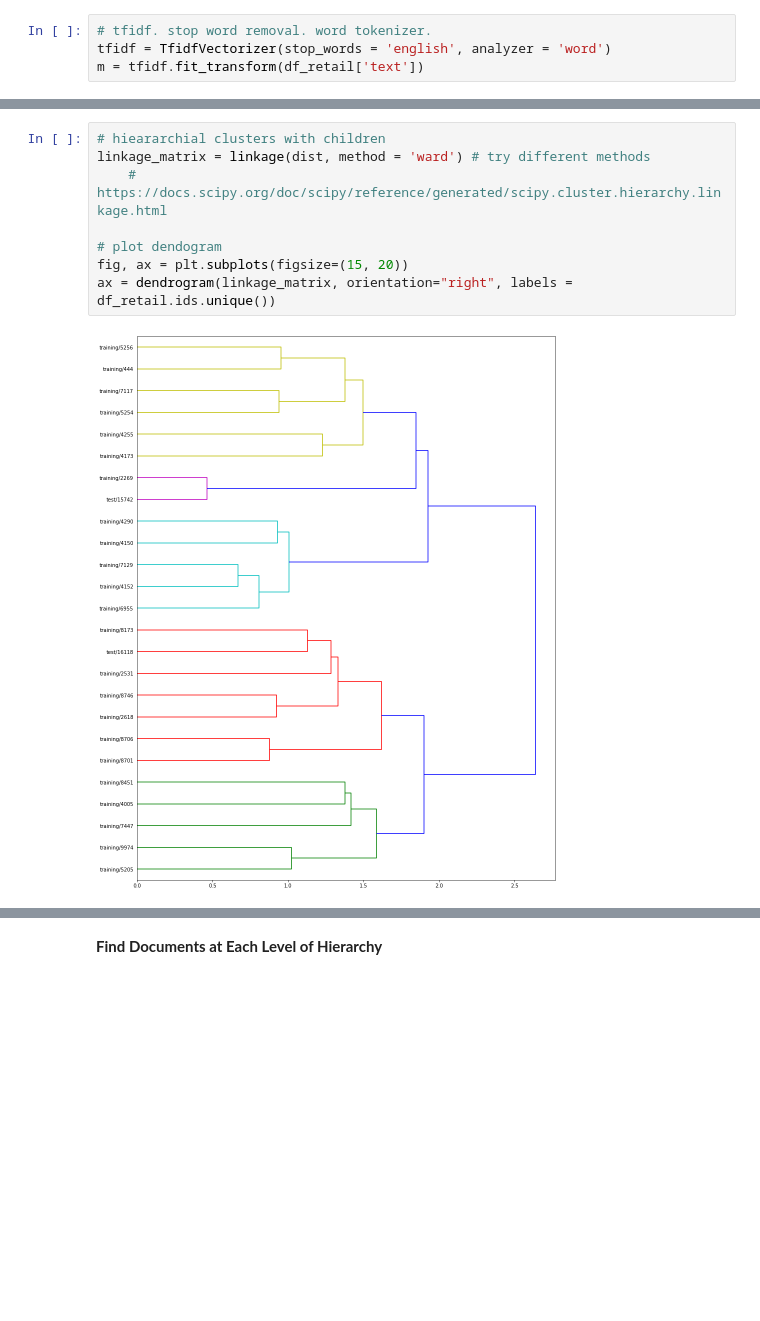
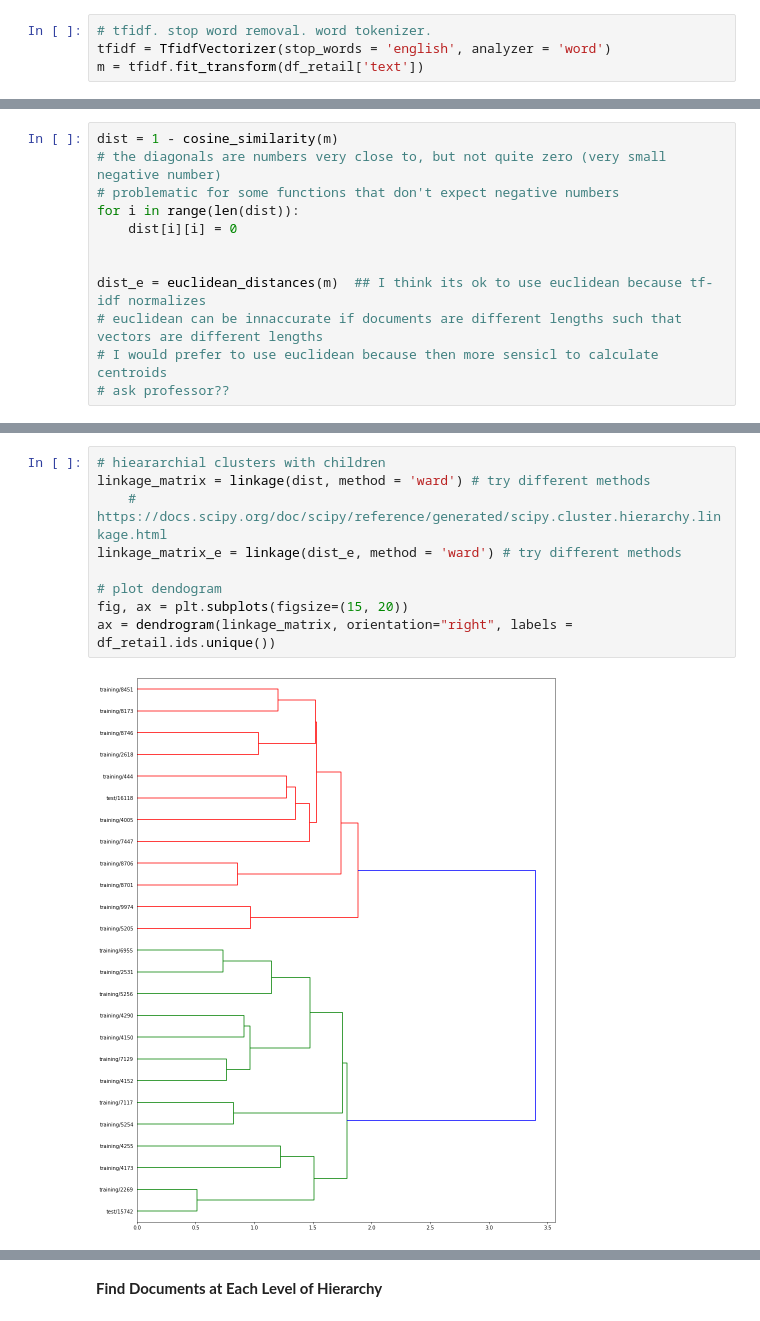
Before and after one commit to katrina906/DS5230, a Jupyter notebook: cleaning.ipynb, the cells around one changed output, grey strips where cells are left out. Drawn from its saved outputs; the diff is of its cells as text; blank space fills up the shorter version.

```diff
--- a/cleaning.ipynb
+++ b/cleaning.ipynb
@@ -183 +216,13 @@ array([[-2.22044605e-16,  8.77592507e-01,  3.13132618e-01,
+# %%
+dist = 1 - cosine_similarity(m)
+# the diagonals are numbers very close to, but not quite zero (very small negative number)
+# problematic for some functions that don't expect negative numbers
+for i in range(len(dist)):
+    dist[i][i] = 0
+
+
+dist_e = euclidean_distances(m)  ## I think its ok to use euclidean because tf-idf normalizes
+# euclidean can be innaccurate if documents are different lengths such that vectors are different lengths
+# I would prefer to use euclidean because then more sensicl to calculate centroids
+# ask professor??
 # %% [markdown]
@@ -210,10 +230,11 @@ array([[ 0,  2],
 # %%
 # hieararchial clusters with children
 linkage_matrix = linkage(dist, method = 'ward') # try different methods
     # https://docs.scipy.org/doc/scipy/reference/generated/scipy.cluster.hierarchy.linkage.html
+linkage_matrix_e = linkage(dist_e, method = 'ward') # try different methods
 
 # plot dendogram
 fig, ax = plt.subplots(figsize=(15, 20))
 ax = dendrogram(linkage_matrix, orientation="right", labels = df_retail.ids.unique())
 # %% [output]
-[figure, old version]
+[figure, new version]
```
Also changed, not shown: parts of 39 cells of this notebook.
